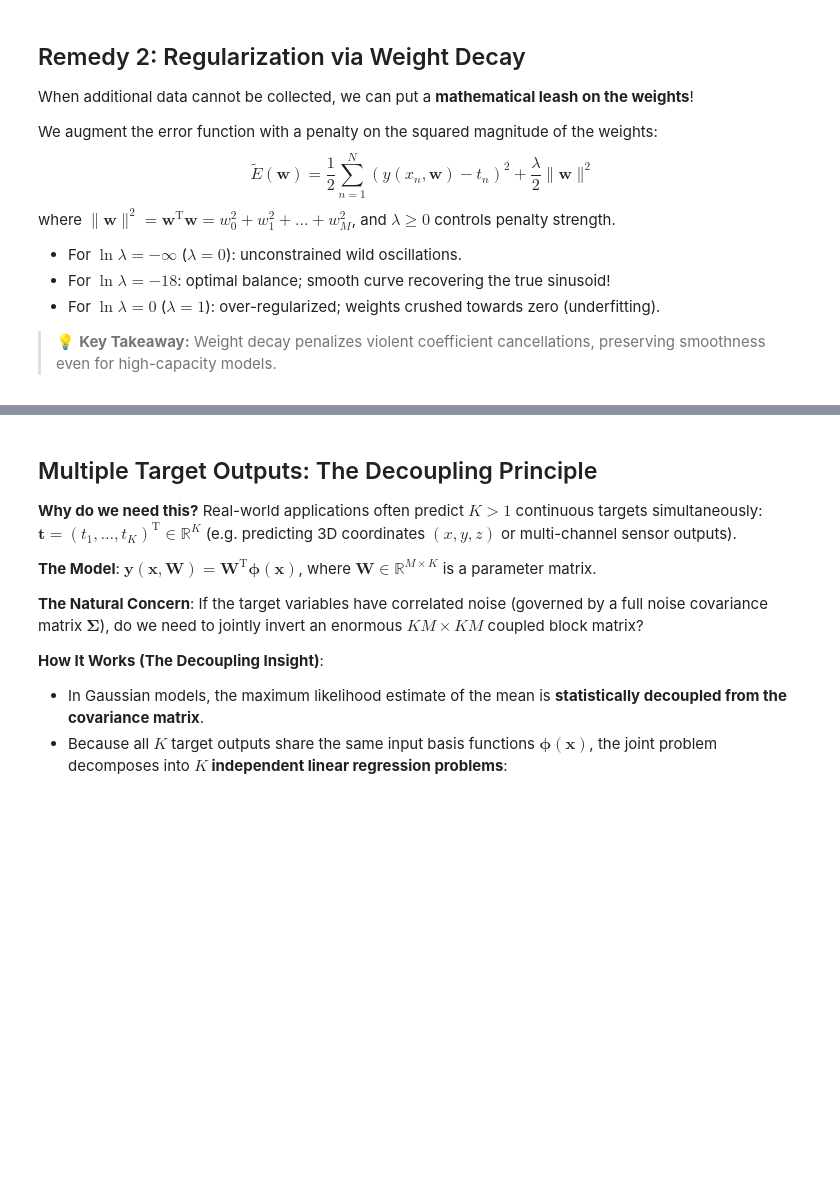
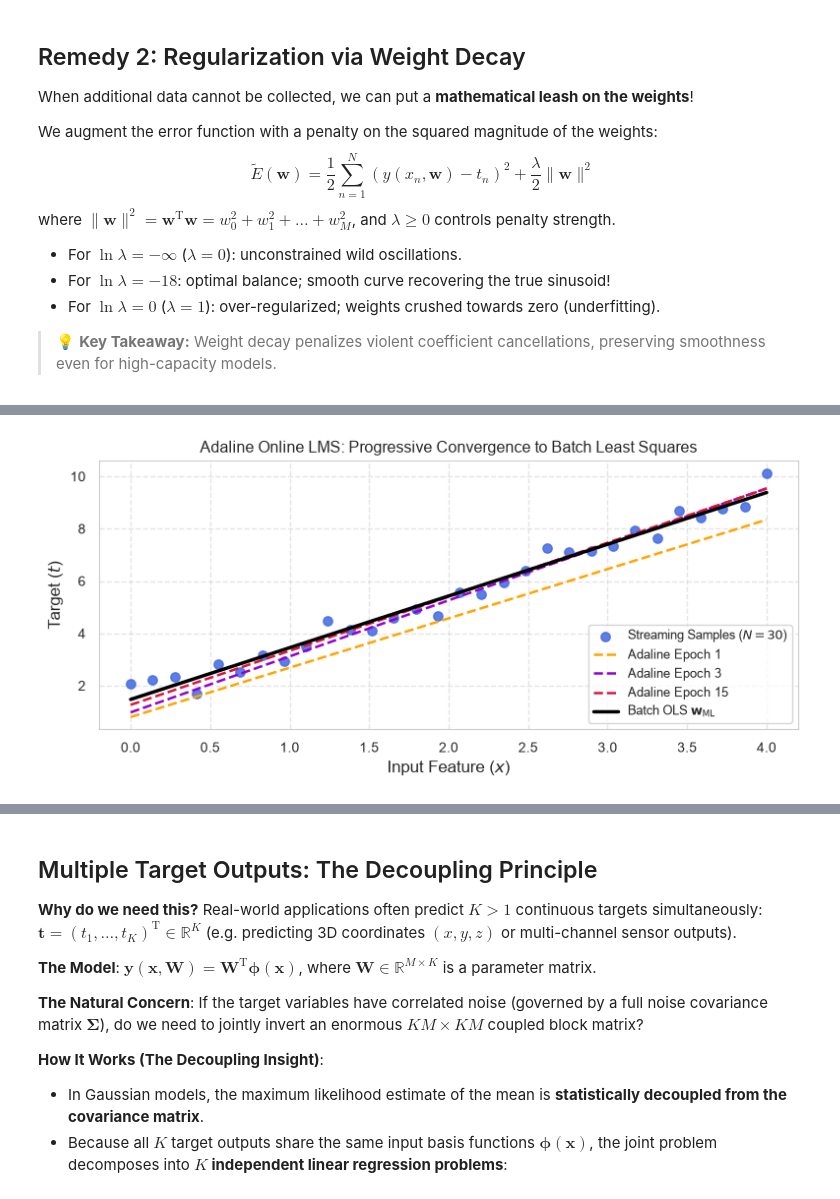
Before and after one commit to konstantin-schekotihin/dl_course, a Jupyter notebook: ML-DL/02_deep_learning/04_regression.ipynb, the cells around one changed output, grey strips where cells are left out. Drawn from its saved outputs; the diff is of its cells as text; code cells hidden in the pictures; blank space fills up the shorter version.

```diff
--- a/ML-DL/02_deep_learning/04_regression.ipynb
+++ b/ML-DL/02_deep_learning/04_regression.ipynb
@@ -445,7 +550,8 @@ Phi_synth = torch.cat([torch.ones(30, 1), X_synth], dim=1)
 t_synth = 1.5 + 2.0 * X_synth.squeeze() + 0.3 * torch.randn(30)
 
 # Analytical Batch Normal Equations baseline
-w_analytic = torch.linalg.solve(Phi_synth.T @ Phi_synth, Phi_synth.T @ t_synth.unsqueeze(1)).reshape(-1)
+w_analytic = torch.linalg.solve(Phi_synth.T @ Phi_synth,
+                              Phi_synth.T @ t_synth.unsqueeze(1)).reshape(-1)
 
 # Streaming online training over 15 passes
 adaline = StreamingAdaLine(n_features=2, lr=0.01)
@@ -456,6 +562,10 @@ for epoch in range(1, 16):
         adaline.epoch_snapshots.append((epoch, adaline.w.clone().reshape(-1)))
 
 w_online = adaline.w.reshape(-1)
-display(Markdown(rf"Analytical batch solution $\mathbf{{w}}_\mathrm{{ML}} = [w_0 = {w_analytic[0]:.3f}, w_1 = {w_analytic[1]:.3f}]^\mathrm{{T}}$"))
-display(Markdown(rf"Online streaming Adaline $\mathbf{{w}}_\mathrm{{online}} = [w_0 = {w_online[0]:.3f}, w_1 = {w_online[1]:.3f}]^\mathrm{{T}}$"))
-display(Markdown(rf"Convergence error $\|\mathbf{{w}}_\mathrm{{online}} - \mathbf{{w}}_\mathrm{{ML}}\|_2 = {torch.norm(w_online - w_analytic).item():.4f}$"))
+display(Markdown(r"Analytical batch solution $\mathbf{w}_\mathrm{ML} = [w_0 = "
+                 rf"{w_analytic[0]:.3f}, w_1 = {w_analytic[1]:.3f}]^\mathrm{{T}}$"))
+display(Markdown(r"Online streaming Adaline $\mathbf{w}_\mathrm{online} = [w_0 = "
+                 rf"{w_online[0]:.3f}, w_1 = {w_online[1]:.3f}]^\mathrm{{T}}$"))
+display(Markdown(r"Convergence error $\|\mathbf{w}_\mathrm{online} - "
+                 r"\mathbf{w}_\mathrm{ML}\|_2 = "
+                 rf"{torch.norm(w_online - w_analytic).item():.4f}$"))
@@ -462,8 +576,11 @@ display(Markdown(rf"Convergence error $\|\mathbf{{w}}_\mathrm{{online}} - \mathb
 # %%
 # Visualizing Online Streaming LMS Convergence
 x_line = torch.linspace(0, 4, 100)
 Phi_line = torch.stack([torch.ones(100), x_line], dim=1)
-hp.plot_streaming_adaline_convergence(X_synth, t_synth, x_line, Phi_line, adaline.epoch_snapshots, w_analytic)
+hp.plot_streaming_adaline_convergence(X_synth, t_synth, x_line, Phi_line,
+                                      adaline.epoch_snapshots, w_analytic)
+# %% [output]
+[figure, added]
 # %% [markdown]
 # Regularized Least Squares
 ## Weight Decay and the MAP Bayesian Interpretation
```
Also changed, not shown: parts of 57 cells of this notebook, 4 other files.
